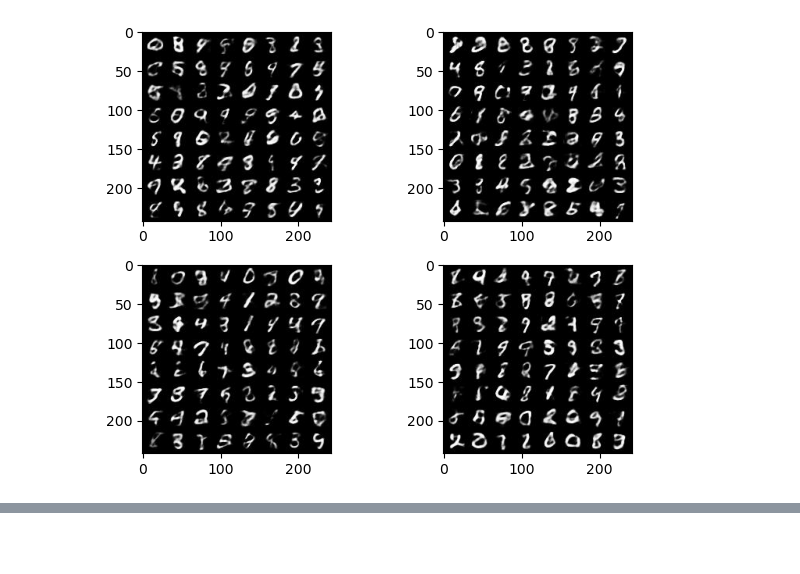
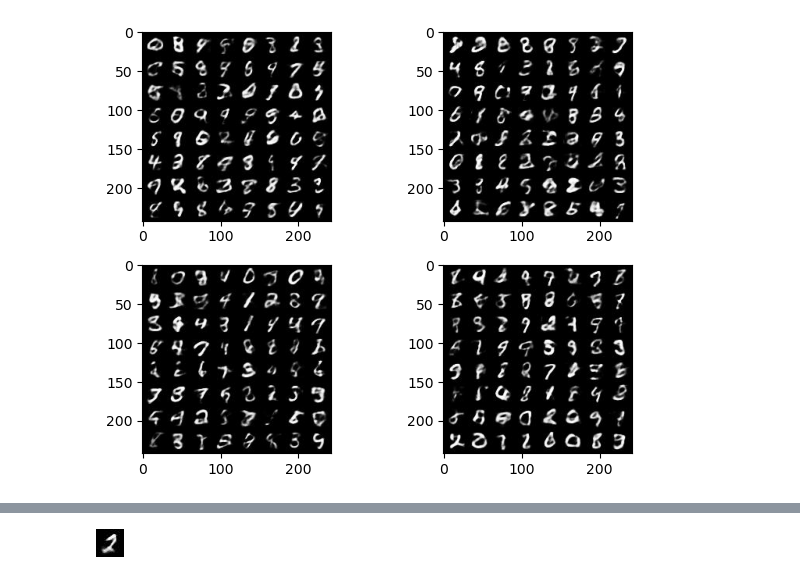
Before and after one commit to Iven2166/models-learning, a Jupyter notebook: deep-learning/modals-models/vae/VAE-demo1.ipynb, the cells around one changed output, grey strips where cells are left out. Drawn from its saved outputs; the diff is of its cells as text; code cells hidden in the pictures; blank space fills up the shorter version.

```diff
--- a/deep-learning/modals-models/vae/VAE-demo1.ipynb
+++ b/deep-learning/modals-models/vae/VAE-demo1.ipynb
@@ -240,0 +256,11 @@ plt.show()
+# %%
+rand_single_sample1 = rand_single_sample
+for i in range(10):
+    rand_single_sample1[0][i]+=0.5
+
+with torch.no_grad():
+    rand_single_sample1_dec = model.decode(rand_single_sample1).cpu()
+save_image(rand_single_sample1_dec.view(1, 1, 28, 28),'./gen/vae-generate-20epoch-single1'+'.jpg')
+Image.open('./gen/vae-generate-20epoch-single1'+'.jpg')
+# %% [output]
+[figure, added]
```
Also changed, not shown: parts of 3 cells of this notebook.
